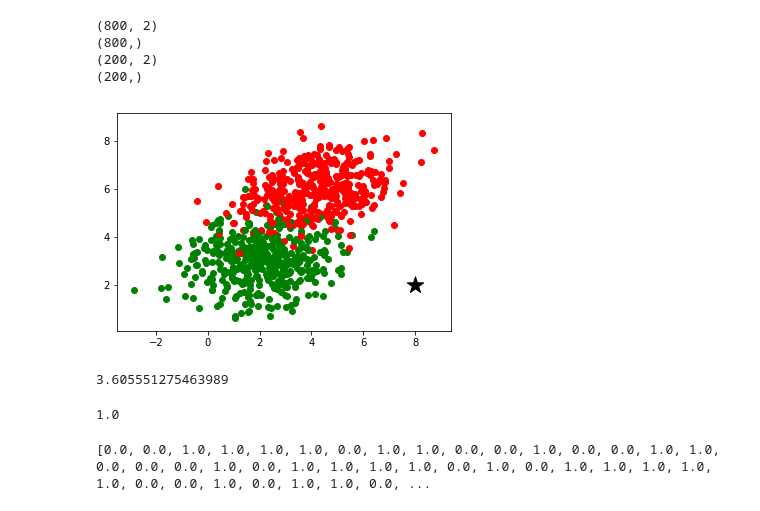
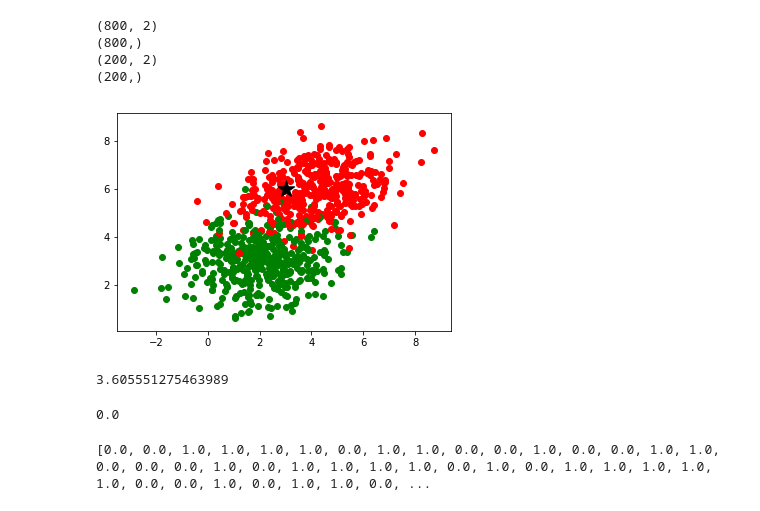
Before and after one commit to rishab29/ML_Dwarka_Aug, a Jupyter notebook: class_03/KNN.ipynb, the cells around one changed output. Saved outputs shown, nothing was run; the diff lists cells and outputs as text; code cells hidden in the pictures.

```diff
--- a/class_03/KNN.ipynb
+++ b/class_03/KNN.ipynb
@@ -85,16 +85,16 @@ print(y_test.shape)
 (200,)
 # %%
 #label 0 is for red and label 1 is for green
-test_point=[8,2]
+test_point=[3,6]
 for point,label in zip(X_train,y_train):
     if label==0:
         plt.scatter(point[0],point[1],color="red")
     else:
         plt.scatter(point[0],point[1],color="green")
 plt.scatter(test_point[0],test_point[1],color="black",s=300,marker="*")
 plt.show()
 # %% [output]
-[figure, old version]
+[figure, new version]
 # %%
 def eucledian_distance(x,y):
     return np.sqrt(np.sum((x-y)**2))
@@ -127,7 +128,7 @@ def knn(x_train,y_train,test_point,k=5):
 pred=knn(X_train,y_train,test_point,k=10)
 print(pred)
 # %% [output]
-1.0
+0.0
 # %%
 def get_all_predictions(x_train,y_train,x_test,k=5):
     predictions=[]
```
Also changed, not shown: parts of 16 cells of this notebook.
